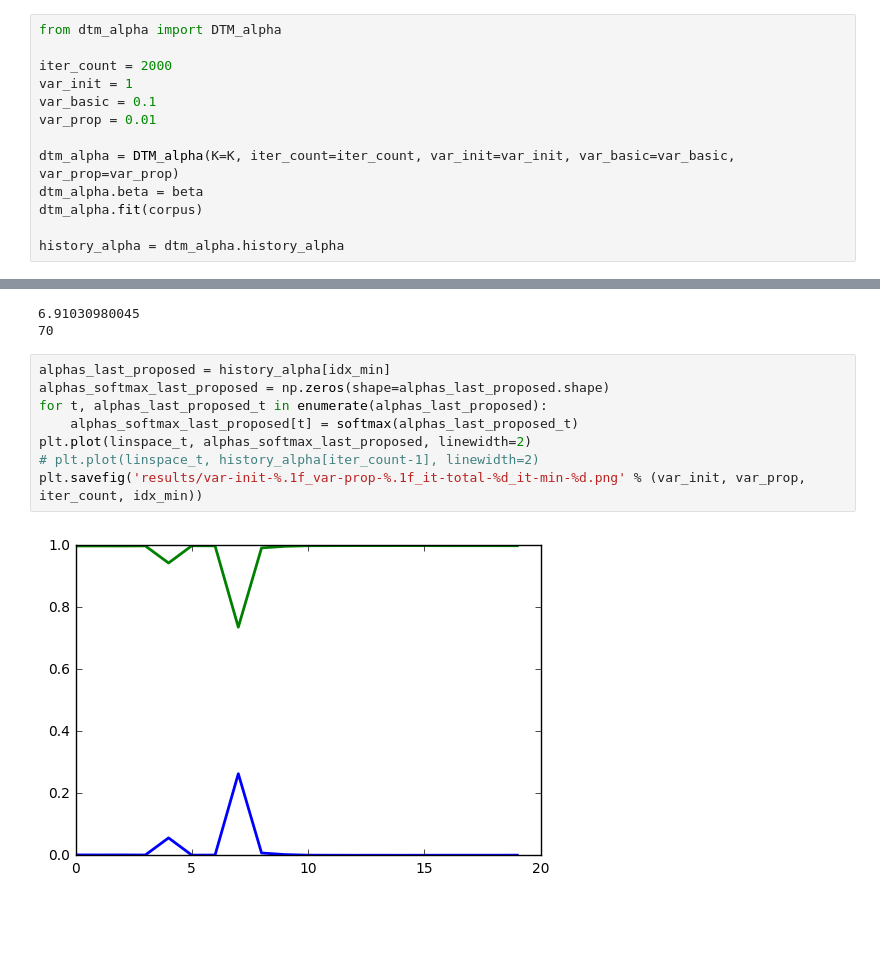
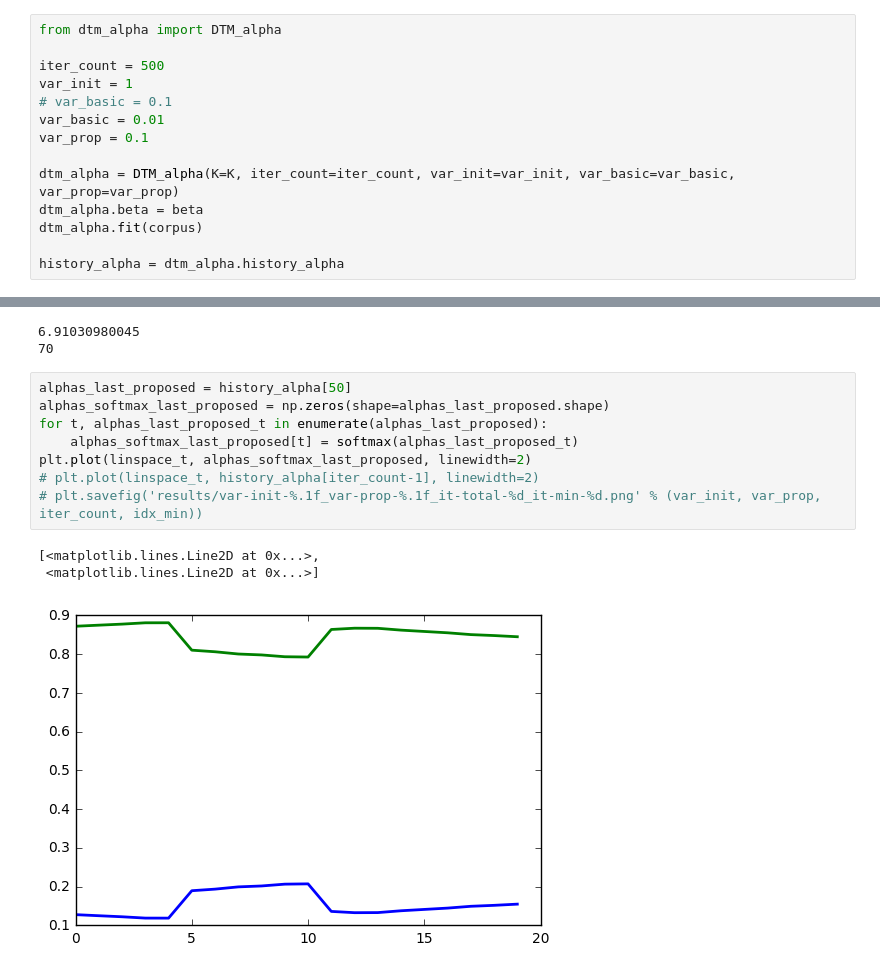
Before and after one commit to perdaug/ssmsi, a Jupyter notebook: presentations/alpha-update/alpha-comparison_draft.ipynb, the cells around one changed output, grey strips where cells are left out. Drawn from its saved outputs; the diff is of its cells as text; blank space fills up the shorter version.

Commit message:
Decribing the experiment results (beginning).

```diff
--- a/presentations/alpha-update/alpha-comparison_draft.ipynb
+++ b/presentations/alpha-update/alpha-comparison_draft.ipynb
@@ -78,10 +76,11 @@ plt.ylabel('softmax(\alpha)')
 # %%
 from dtm_alpha import DTM_alpha
 
-iter_count = 2000
+iter_count = 500
 var_init = 1
-var_basic = 0.1
-var_prop = 0.01
+# var_basic = 0.1
+var_basic = 0.01
+var_prop = 0.1
 
 dtm_alpha = DTM_alpha(K=K, iter_count=iter_count, var_init=var_init, var_basic=var_basic, var_prop=var_prop)
 dtm_alpha.beta = beta
@@ -150,12 +139,14 @@ print idx_min
 6.91030980045
 70
 # %%
-alphas_last_proposed = history_alpha[idx_min]
+alphas_last_proposed = history_alpha[50]
 alphas_softmax_last_proposed = np.zeros(shape=alphas_last_proposed.shape)
 for t, alphas_last_proposed_t in enumerate(alphas_last_proposed):
     alphas_softmax_last_proposed[t] = softmax(alphas_last_proposed_t)
 plt.plot(linspace_t, alphas_softmax_last_proposed, linewidth=2)
 # plt.plot(linspace_t, history_alpha[iter_count-1], linewidth=2)
-plt.savefig('results/var-init-%.1f_var-prop-%.1f_it-total-%d_it-min-%d.png' % (var_init, var_prop, iter_count, idx_min))
+# plt.savefig('results/var-init-%.1f_var-prop-%.1f_it-total-%d_it-min-%d.png' % (var_init, var_prop, iter_count, idx_min))
 # %% [output]
+[<matplotlib.lines.Line2D at 0x...>,
+ <matplotlib.lines.Line2D at 0x...>]
-[figure, old version]
+[figure, new version]
```
Also changed, not shown: parts of 3 cells of this notebook, 11 other files.
